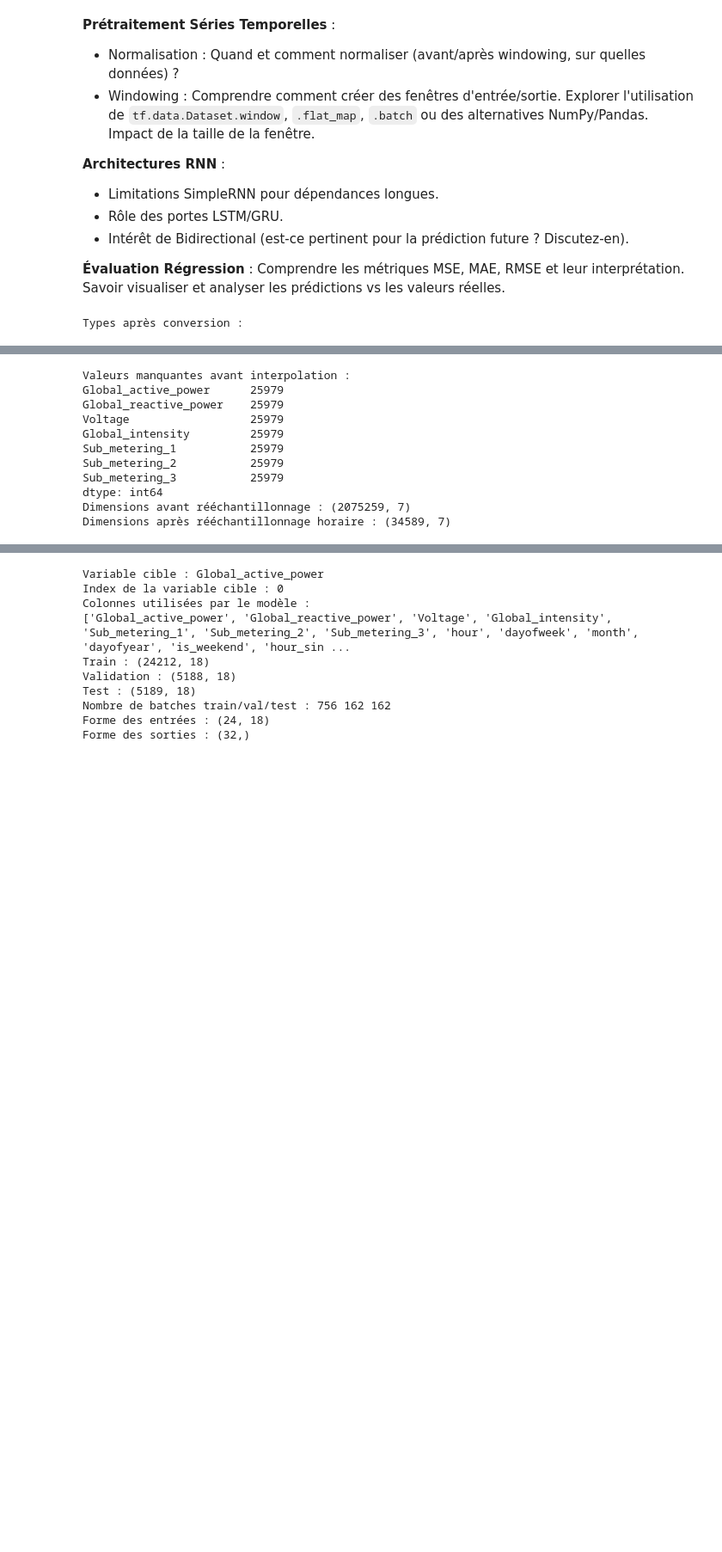
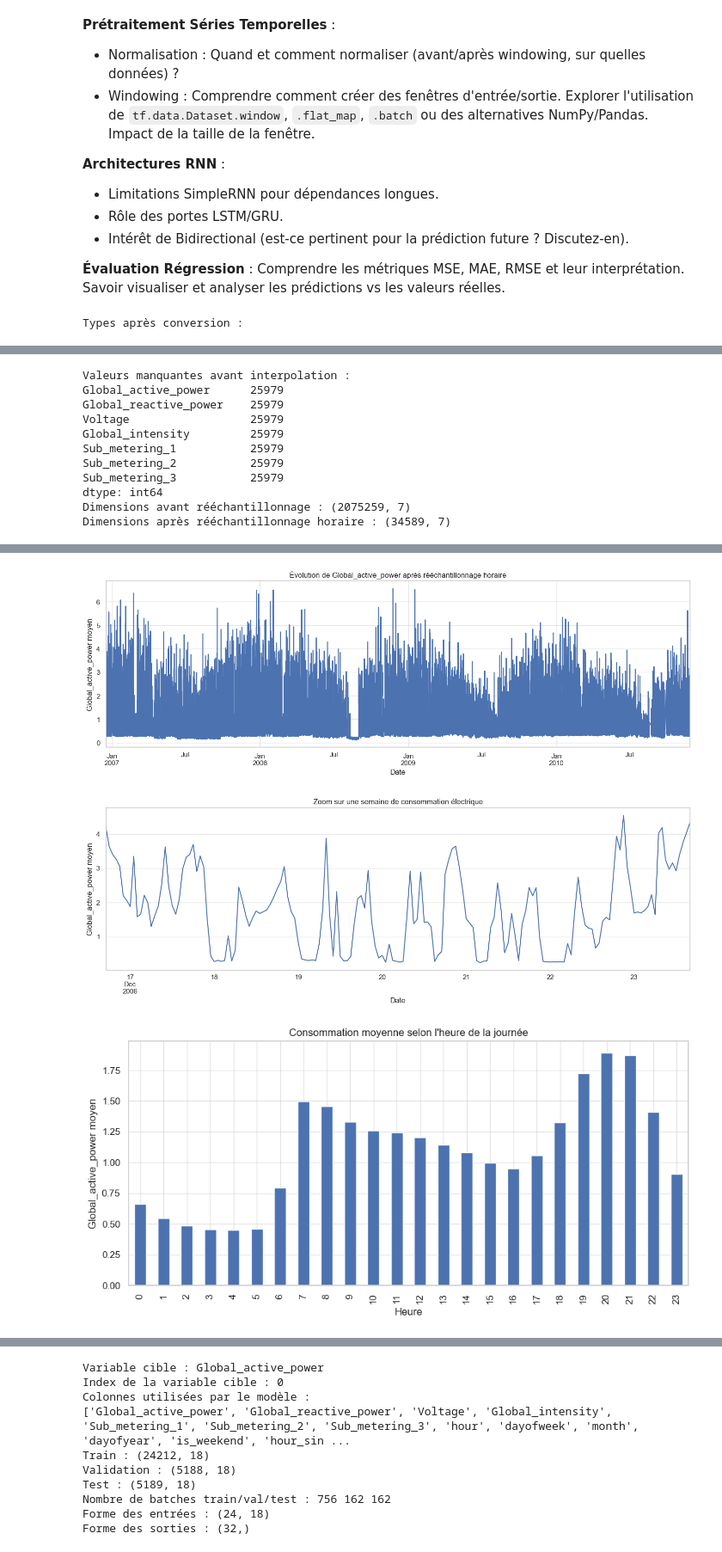
Before and after one commit to justinFransolet/MASI4_Framework_Machine_Learning, a Jupyter notebook: notebook.ipynb, the cells around one changed output, grey strips where cells are left out. Shown at 86% size. Cells and saved outputs as stored; diff of their text form; code cells hidden in the pictures; blank space fills up the shorter version.

Commit message:
visualiton graphique des données (demandé dans l'énoncé)

```diff
--- a/notebook.ipynb
+++ b/notebook.ipynb
@@ -177,32 +177,79 @@ df_hourly["month_sin"] = np.sin(2 * np.pi * df_hourly["month"] / 12)
 df_hourly["month_cos"] = np.cos(2 * np.pi * df_hourly["month"] / 12)
 
 display(df_hourly.head())
+
+# --- Visualisation de la série temporelle après rééchantillonnage ---
+
+plt.figure(figsize=(14, 5))
+df_hourly["Global_active_power"].plot()
+plt.title("Évolution de Global_active_power après rééchantillonnage horaire")
+plt.xlabel("Date")
+plt.ylabel("Global_active_power moyen")
+plt.tight_layout()
+plt.show()
+
+# --- Zoom sur une semaine ---
+
+plt.figure(figsize=(14, 5))
+df_hourly["Global_active_power"].iloc[:24*7].plot()
+plt.title("Zoom sur une semaine de consommation électrique")
+plt.xlabel("Date")
+plt.ylabel("Global_active_power moyen")
+plt.tight_layout()
+plt.show()
+
+# --- Consommation moyenne selon l'heure de la journée ---
+
+hourly_mean = df_hourly.groupby(df_hourly.index.hour)["Global_active_power"].mean()
+
+plt.figure(figsize=(10, 5))
+hourly_mean.plot(kind="bar")
+plt.title("Consommation moyenne selon l'heure de la journée")
+plt.xlabel("Heure")
+plt.ylabel("Global_active_power moyen")
+plt.tight_layout()
+plt.show()
+
+# --- Consommation moyenne selon le jour de la semaine ---
+
+dow_mean = df_hourly.groupby(df_hourly.index.dayofweek)["Global_active_power"].mean()
+
+plt.figure(figsize=(10, 5))
+dow_mean.plot(kind="bar")
+plt.title("Consommation moyenne selon le jour de la semaine")
+plt.xlabel("Jour de la semaine : 0 = lundi, 6 = dimanche")
+plt.ylabel("Global_active_power moyen")
+plt.tight_layout()
+plt.show()
 # %% [output]
 Types après conversion :
 |  | Global_active_power | Global_reactive_power | Voltage | Global_intensity | Sub_metering_1 | Sub_metering_2 | ... |
 | dtype | float64 | float64 | float64 | float64 | float64 | float64 | ... |
 Valeurs manquantes avant interpolation :
 Global_active_power      25979
 Global_reactive_power    25979
 Voltage                  25979
 Global_intensity         25979
 Sub_metering_1           25979
 Sub_metering_2           25979
 Sub_metering_3           25979
 dtype: int64
 Dimensions avant rééchantillonnage : (2075259, 7)
 Dimensions après rééchantillonnage horaire : (34589, 7)
 |  | Global_active_power | Global_reactive_power | Voltage | Global_intensity | Sub_metering_1 | Sub_metering_2 | ... |
 | Datetime |  |  |  |  |  |  | ... |
 | 2006-12-16 17:00:00 | 4.222889 | 0.229000 | 234.643889 | 18.100000 | 0.0 | 0.527778 | ... |
 | 2006-12-16 18:00:00 | 3.632200 | 0.080033 | 234.580167 | 15.600000 | 0.0 | 6.716667 | ... |
 | 2006-12-16 19:00:00 | 3.400233 | 0.085233 | 233.232500 | 14.503333 | 0.0 | 1.433333 | ... |
 | 2006-12-16 20:00:00 | 3.268567 | 0.075100 | 234.071500 | 13.916667 | 0.0 | 0.000000 | ... |
 | 2006-12-16 21:00:00 | 3.056467 | 0.076667 | 237.158667 | 13.046667 | 0.0 | 0.416667 | ... |
 |  | Global_active_power | Global_reactive_power | Voltage | Global_intensity | Sub_metering_1 | Sub_metering_2 | ... |
 | Datetime |  |  |  |  |  |  | ... |
 | 2006-12-16 17:00:00 | 4.222889 | 0.229000 | 234.643889 | 18.100000 | 0.0 | 0.527778 | ... |
 | 2006-12-16 18:00:00 | 3.632200 | 0.080033 | 234.580167 | 15.600000 | 0.0 | 6.716667 | ... |
 | 2006-12-16 19:00:00 | 3.400233 | 0.085233 | 233.232500 | 14.503333 | 0.0 | 1.433333 | ... |
 | 2006-12-16 20:00:00 | 3.268567 | 0.075100 | 234.071500 | 13.916667 | 0.0 | 0.000000 | ... |
 | 2006-12-16 21:00:00 | 3.056467 | 0.076667 | 237.158667 | 13.046667 | 0.0 | 0.416667 | ... |
+[figure, added]
+[figure, added]
+[figure, added]
```
Also changed, not shown: parts of 9 cells of this notebook.
